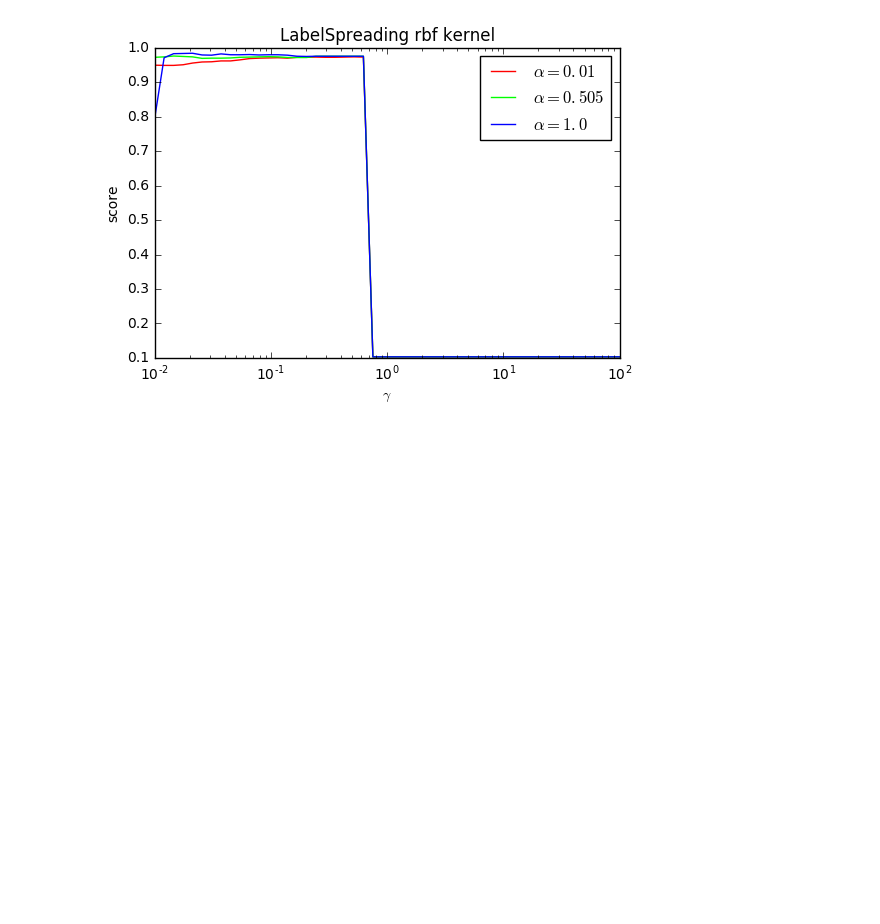
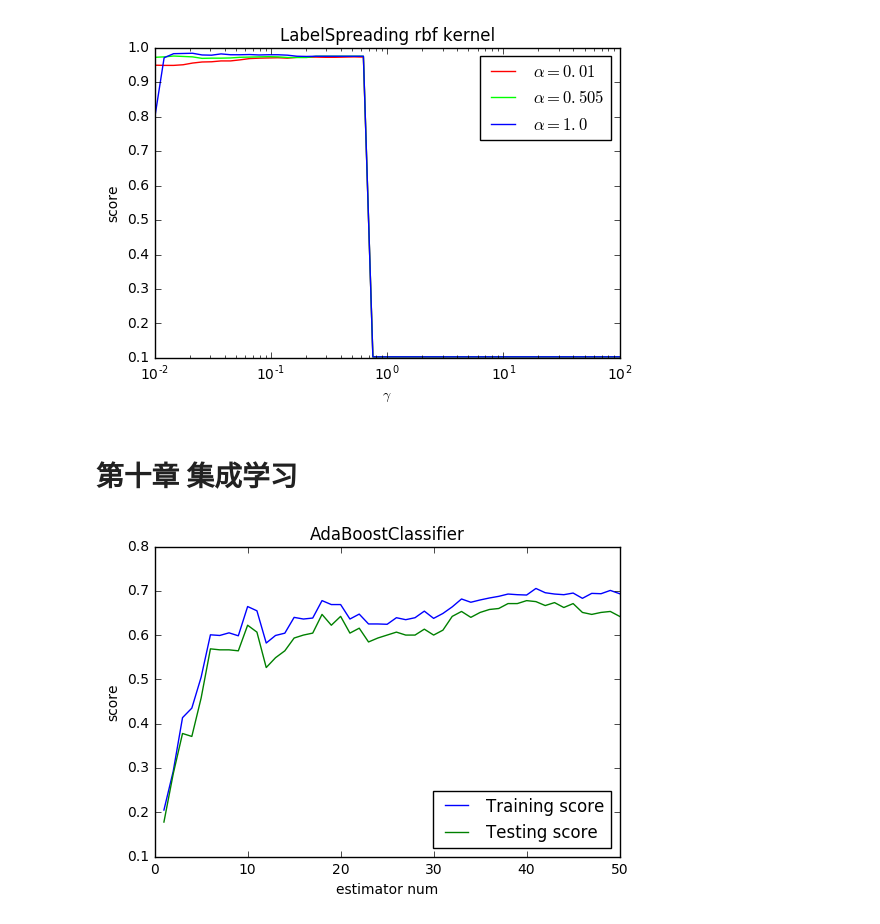
Before and after one commit to probao/Machine_Learning_Basis, a Jupyter notebook: Python-Machine Learning.ipynb, the cells around one changed output. Drawn from its saved outputs; the diff is of its cells as text; code cells hidden in the pictures; blank space fills up the shorter version.

```diff
--- a/Python-Machine Learning.ipynb
+++ b/Python-Machine Learning.ipynb
@@ -2615,3 +2615,5 @@ data=load_data()  # 获取半监督分类数据集
 test_LabelSpreading_rbf(*data)  # 调用 test_LabelSpreading_knn
 # %% [output]
 [figure]
+# %% [markdown]
+# 第十章 集成学习
@@ -2617,0 +2628,28 @@ test_LabelSpreading_rbf(*data)  # 调用 test_LabelSpreading_knn
+# %%
+def load_data_classification():
+    digits=datasets.load_digits()
+    return cross_validation.train_test_split(digits.data, digits.target, test_size=0.25, random_state=0)
+# %%
+# 首先给出使用AdaBoostClassifier的函数
+
+def test_AdaBoostClassifier(*data):
+    X_train, X_test, y_train, y_test=data
+    clf=ensemble.AdaBoostClassifier(learning_rate=0.1)
+    clf.fit(X_train, y_train)
+    ## 绘图
+    fig=plt.figure()
+    ax=fig.add_subplot(1,1,1)
+    estimators_num=len(clf.estimators_)
+    X=range(1,estimators_num+1)
+    ax.plot(list(X), list(clf.staged_score(X_train, y_train)), label="Training score")
+    ax.plot(list(X), list(clf.staged_score(X_test, y_test)), label="Testing score")
+    ax.set_xlabel("estimator num")
+    ax.set_ylabel("score")
+    ax.legend(loc="best")
+    ax.set_title("AdaBoostClassifier")
+    plt.show()
+# %%
+data=load_data_classification()
+test_AdaBoostClassifier(*data)
+# %% [output]
+[figure, added]
```
Also changed, not shown: parts of 6 cells of this notebook.
